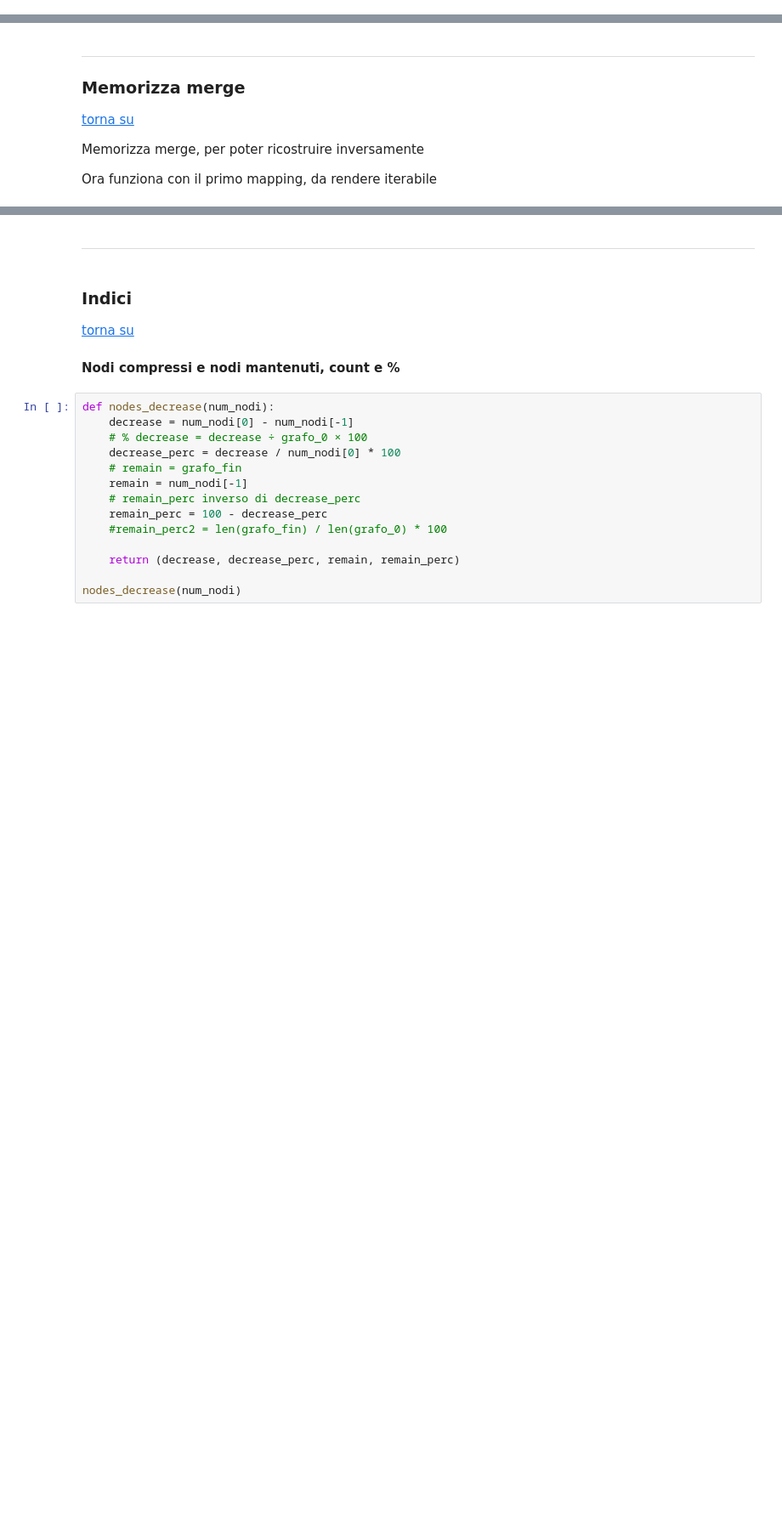
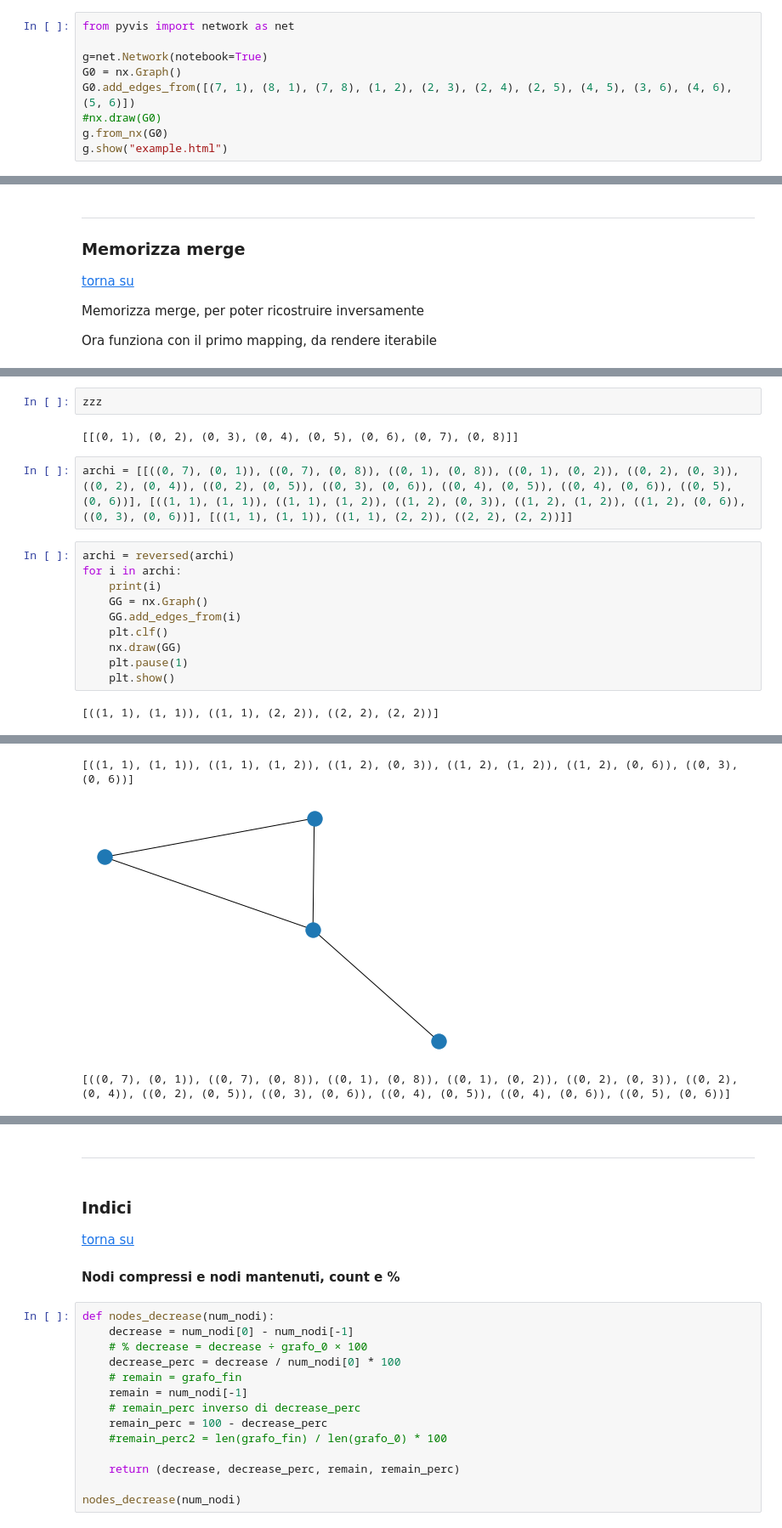
Before and after one commit to kdd-lab/2020_Trevisan, a Jupyter notebook: code/notebook/2_Pipeline_gerarchica_multicollasso_flag.ipynb, the cells around one changed output, grey strips where cells are left out. Shown at 85% size. Cells and saved outputs as stored; diff of their text form; blank space fills up the shorter version.

```diff
--- a/code/notebook/2_Pipeline_gerarchica_multicollasso_flag.ipynb
+++ b/code/notebook/2_Pipeline_gerarchica_multicollasso_flag.ipynb
@@ -39,0 +34,9 @@ nx.draw(G0)
+# %%
+from pyvis import network as net
+
+g=net.Network(notebook=True)
+G0 = nx.Graph()
+G0.add_edges_from([(7, 1), (8, 1), (7, 8), (1, 2), (2, 3), (2, 4), (2, 5), (4, 5), (3, 6), (4, 6), (5, 6)])
+#nx.draw(G0)
+g.from_nx(G0)
+g.show("example.html")
@@ -626,0 +515,18 @@ memo(m, 3)
+# %%
+zzz
+# %% [output]
+[[(0, 1), (0, 2), (0, 3), (0, 4), (0, 5), (0, 6), (0, 7), (0, 8)]]
+# %%
+archi = [[((0, 7), (0, 1)), ((0, 7), (0, 8)), ((0, 1), (0, 8)), ((0, 1), (0, 2)), ((0, 2), (0, 3)), ((0, 2), (0, 4)), ((0, 2), (0, 5)), ((0, 3), (0, 6)), ((0, 4), (0, 5)), ((0, 4), (0, 6)), ((0, 5), (0, 6))], [((1, 1), (1, 1)), ((1, 1), (1, 2)), ((1, 2), (0, 3)), ((1, 2), (1, 2)), ((1, 2), (0, 6)), ((0, 3), (0, 6))], [((1, 1), (1, 1)), ((1, 1), (2, 2)), ((2, 2), (2, 2))]]
+# %%
+archi = reversed(archi)
+for i in archi:
+    print(i)
+    GG = nx.Graph()
+    GG.add_edges_from(i)
+    plt.clf()
+    nx.draw(GG)
+    plt.pause(1)
+    plt.show()
+# %% [output]
+[((1, 1), (1, 1)), ((1, 1), (2, 2)), ((2, 2), (2, 2))]
@@ -626,0 +534,3 @@ memo(m, 3)
+[((1, 1), (1, 1)), ((1, 1), (1, 2)), ((1, 2), (0, 3)), ((1, 2), (1, 2)), ((1, 2), (0, 6)), ((0, 3), (0, 6))]
+[figure, added]
+[((0, 7), (0, 1)), ((0, 7), (0, 8)), ((0, 1), (0, 8)), ((0, 1), (0, 2)), ((0, 2), (0, 3)), ((0, 2), (0, 4)), ((0, 2), (0, 5)), ((0, 3), (0, 6)), ((0, 4), (0, 5)), ((0, 4), (0, 6)), ((0, 5), (0, 6))]
```
Also changed, not shown: parts of 32 cells of this notebook, 2 other files.
